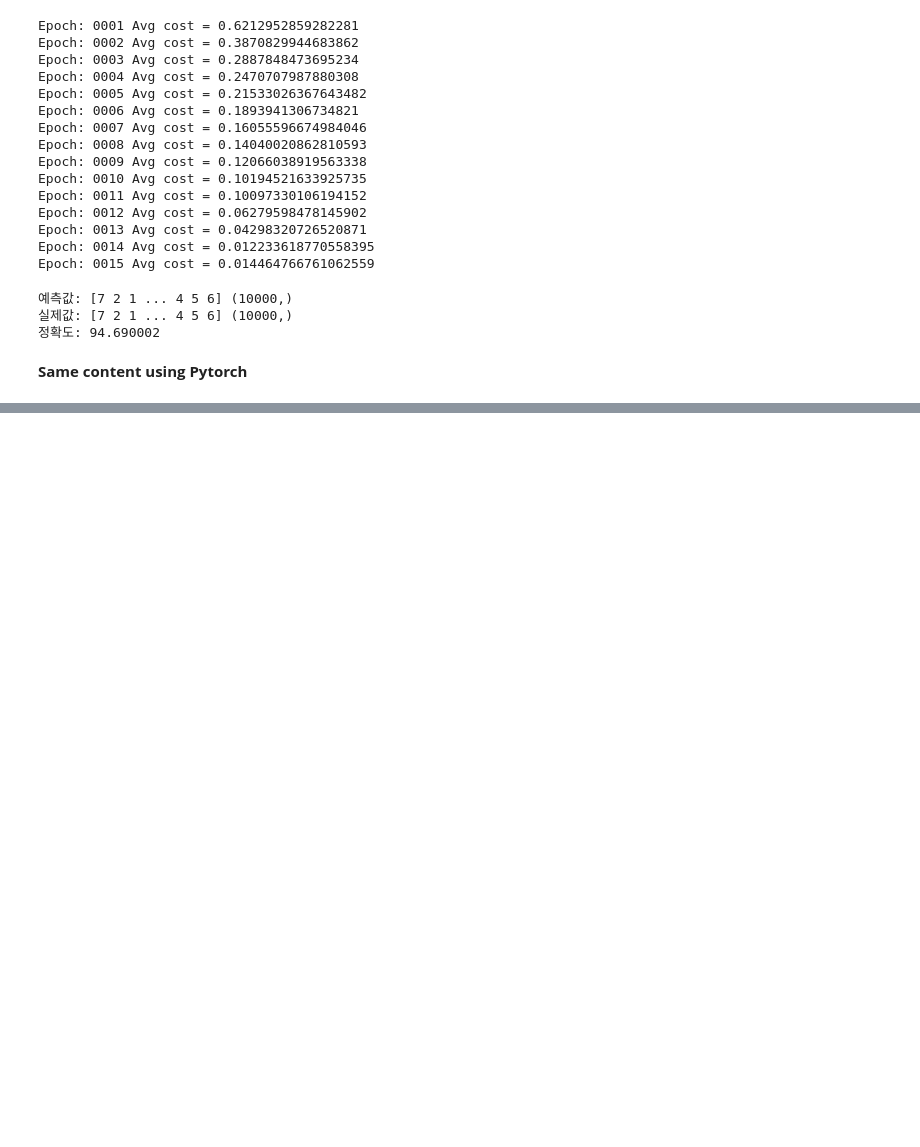
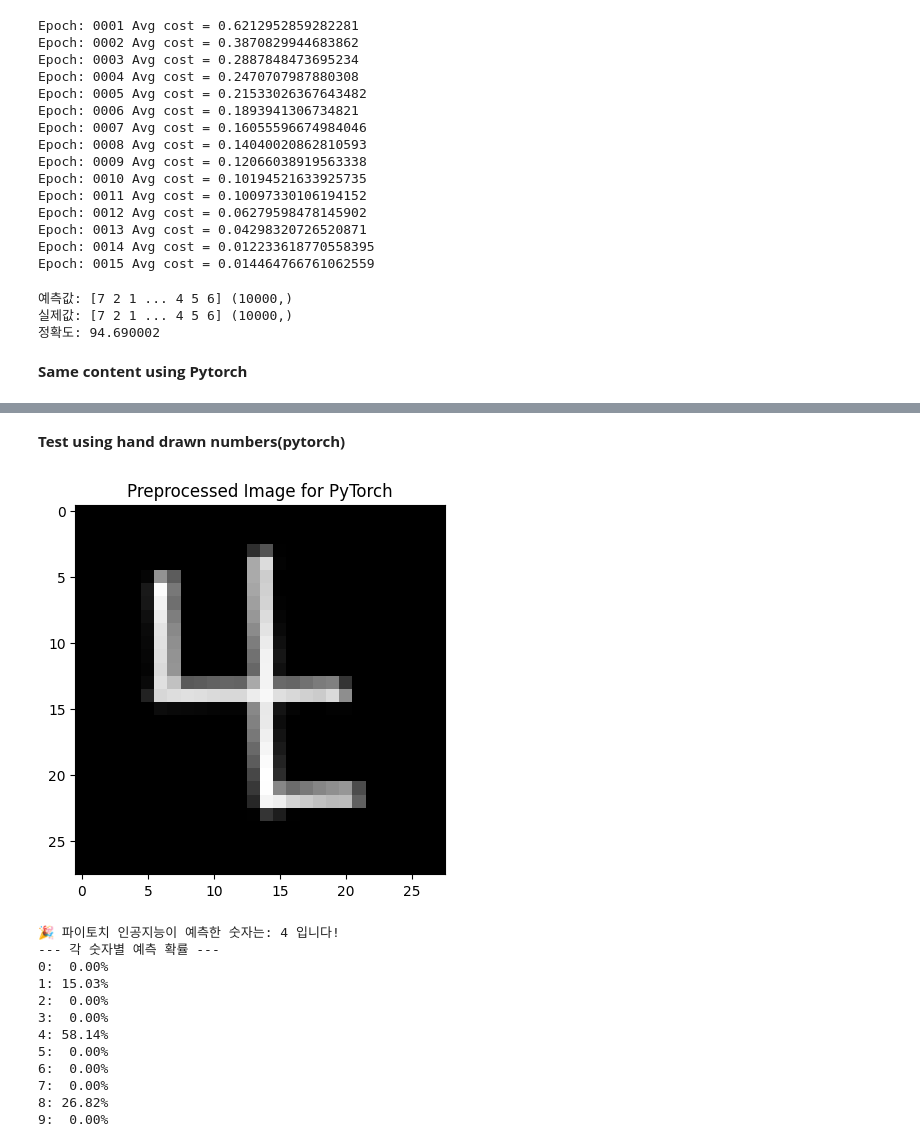
Before and after one commit to cyycyy77/ML-DL_study, a Jupyter notebook: DL_Neural_Network.ipynb, the cells around one changed output, grey strips where cells are left out. Cells and saved outputs as stored; diff of their text form; code cells hidden in the pictures; blank space fills up the shorter version.

```diff
--- a/DL_Neural_Network.ipynb
+++ b/DL_Neural_Network.ipynb
@@ -665,0 +732,58 @@ Test-Accuracy: 0.9809137582778931
+# %% [markdown]
+**Test using hand drawn numbers(pytorch)**
+# %%
+from PIL import Image, ImageOps
+import matplotlib.pyplot as plt
+
+# 1. 이미지 불러오기 및 흑백, 사이즈 축소, 색상 반전 (이전과 동일)
+img = Image.open('/my_number_2.png').convert('L')
+img = img.resize((28, 28))
+img = ImageOps.invert(img)
+
+# 화면에 출력해서 확인
+plt.imshow(img, cmap='gray')
+plt.title("Preprocessed Image for PyTorch")
+plt.show()
+
+# 2. 파이토치 모델이 학습했던 방식과 '100% 똑같은' 전처리(Transform) 적용
+# (훈련 코드에 있던 trans 변수를 그대로 재사용합니다)
+test_image = trans(img)
+
+# 3. 배치(Batch) 차원 추가 및 디바이스(GPU/CPU) 이동
+# 현재 test_image는 [1, 28, 28] (채널, 높이, 너비) 형태입니다.
+# 모델은 한 번에 여러 장을 받는 배치 형태인 [배치크기, 채널, 높이, 너비]를 기대하므로,
+# unsqueeze(0)을 통해 맨 앞에 차원을 하나 추가하여 [1, 1, 28, 28]로 만듭니다.
+test_image = test_image.unsqueeze(0).to(device)
+
+# 4. 모델 평가 모드 전환 및 예측
+layer.eval() # 모델을 평가(테스트) 모드로 전환
+with torch.no_grad(): # 미분 계산을 꺼서 메모리 절약
+    hypothesis = layer(test_image)
+
+    # Softmax를 적용하여 결과값을 '전체 합이 1인 확률'로 변환합니다.
+    # [0]을 붙이는 이유는 2차원 [1, 10] 형태의 배치 결과에서 1차원 [10] 형태의 확률 배열만 쏙 빼오기 위함입니다.
+    probabilities = torch.nn.functional.softmax(hypothesis, dim=1)[0]
+
+    # 가장 높은 점수를 받은 인덱스(클래스) 추출
+    prediction = torch.argmax(hypothesis, dim=1)
+
+# .item()을 사용하여 파이토치 텐서에서 순수한 파이썬 숫자로 뽑아냅니다.
+print(f"🎉 파이토치 인공지능이 예측한 숫자는: {prediction.item()} 입니다!")
+print("--- 각 숫자별 예측 확률 ---")
+for i, prob in enumerate(probabilities):
+    # prob.item()으로 텐서에서 숫자를 꺼내고 100을 곱해 퍼센트로 만듭니다.
+    print(f"{i}: {prob.item() * 100:>5.2f}%")
+# %% [output]
+[figure, added]
+🎉 파이토치 인공지능이 예측한 숫자는: 4 입니다!
+--- 각 숫자별 예측 확률 ---
+0:  0.00%
+1: 15.03%
+2:  0.00%
+3:  0.00%
+4: 58.14%
+5:  0.00%
+6:  0.00%
+7:  0.00%
+8: 26.82%
+9:  0.00%
```
Also changed, not shown: parts of 4 cells of this notebook.
